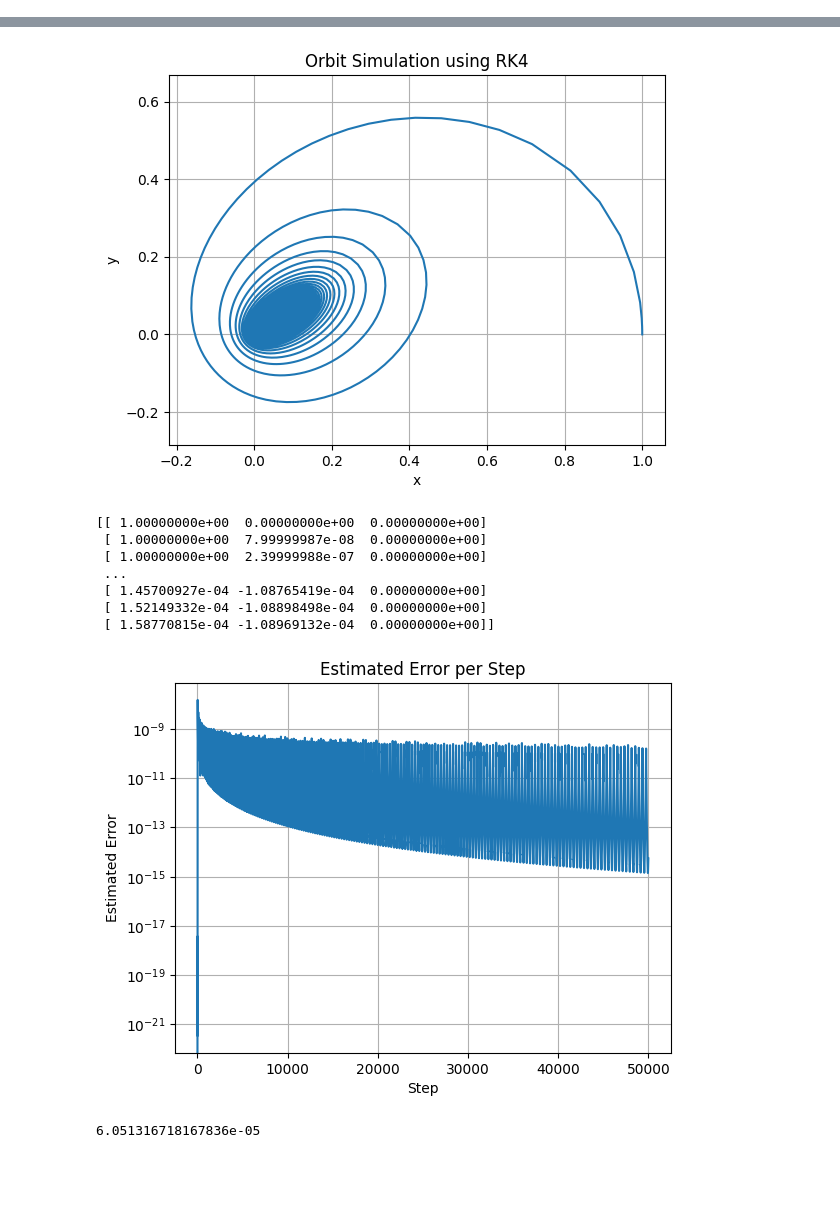
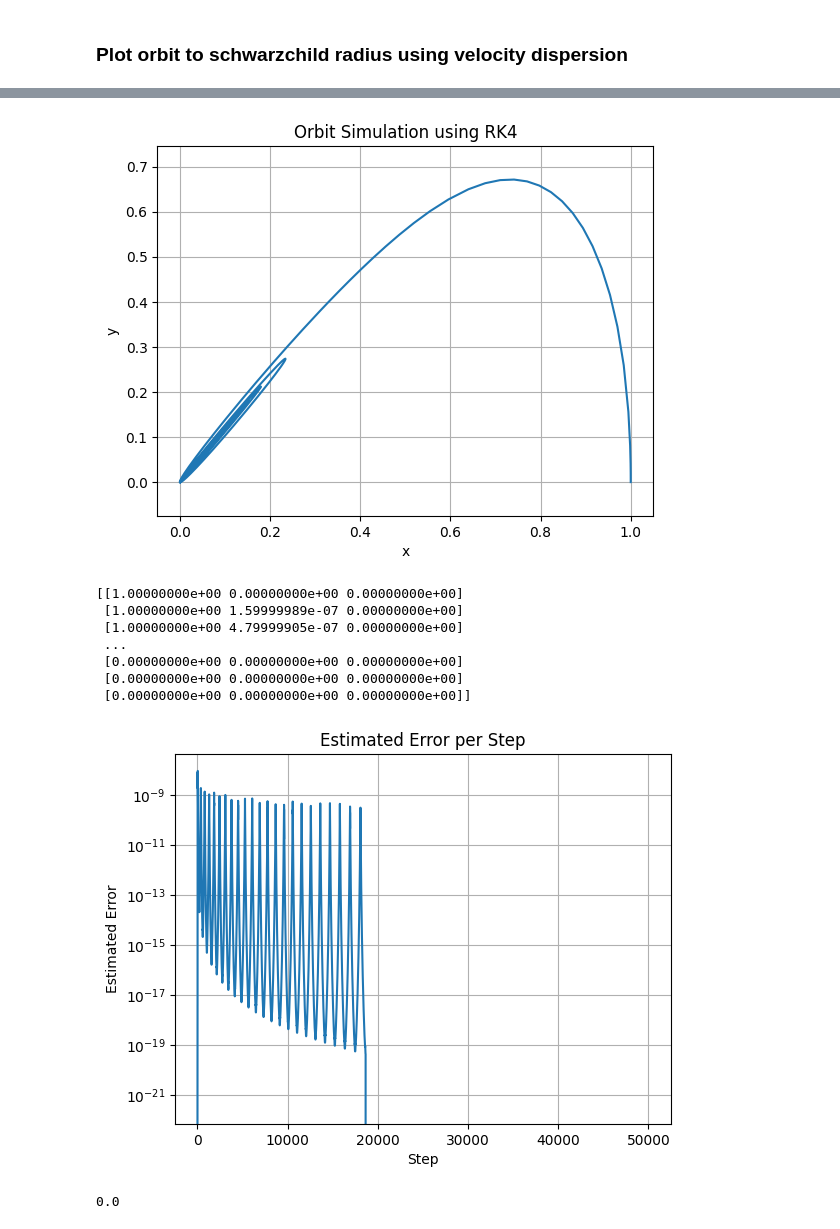
Before and after one commit to ndh3286-dev/CompPhys_HW, a Jupyter notebook: HW4/2.ipynb, the cells around one changed output, grey strips where cells are left out. Drawn from its saved outputs; the diff is of its cells as text; code cells hidden in the pictures; blank space fills up the shorter version.

```diff
--- a/HW4/2.ipynb
+++ b/HW4/2.ipynb
@@ -6,4 +3,6 @@ Part a
 # %%
+import numpy as np
+import matplotlib.pyplot as plt
 v_0 = np.sqrt(5) * 1e-4
 
 def acceleration(r,):
@@ -39,7 +38,7 @@ def simulate_orbit(r0, v0, dt, tf, tol=1e-7, alpha_dispersion=0, A=1, B=1):
     energy = np.zeros(num_steps//2)
     r[0] = r0
     v[0] = v0
-
+    t = 0
     i = 1
     while i < num_steps//2:
         r1, v1 = rk4_step(r[i-1], v[i-1], dt, alpha_dispersion, A=A, B=B)
@@ -52,6 +51,7 @@ def simulate_orbit(r0, v0, dt, tf, tol=1e-7, alpha_dispersion=0, A=1, B=1):
         if rho >= 1:
             r[i] = r1
             v[i] = v1
+            t += 2  * dt
             err[i] = norm/30
             energy[i] = 0.5 * np.linalg.norm(v[i])**2 - 1/(4 * np.linalg.norm(r[i]))
             i += 1
@@ -59,10 +59,12 @@ def simulate_orbit(r0, v0, dt, tf, tol=1e-7, alpha_dispersion=0, A=1, B=1):
                 print(f"Step {i}, dt={dt}, Error Estimate={err[i-1]}")
 
         dt = min(dt * rho**(1/4), 2 * dt)
+        if np.linalg.norm(r1) <  1e-7:
+            break
+    return r, v, err, energy, t
 
-    return r, v, err, energy
-
-r, v, err, energy = simulate_orbit(np.array([1, 0, 0]), np.array([0, v_0, 0]), 1e-7, 3e-3, alpha_dispersion=0)
+r, v, err, energy, dt = simulate_orbit(np.array([1, 0, 0]), np.array([0, v_0, 0]), 1e-7, 3e-3, alpha_dispersion=0)
+print("Timme too  schwarrz:", dt)
 plt.plot(r[:, 0], r[:, 1])
 plt.ylim(-1e-3, 1e-3)
 
@@ -124,6 +126,9 @@ Step 15000, dt=1.5666386116247704e-07, Error Estimate=1.5594595346428373e-14
+# %% [markdown]
+### Plot orbit to schwarzchild radius using velocity dispersion
 # %%
-v_0 = .4
-r, v, err, energy = simulate_orbit(np.array([1, 0, 0]), np.array([0, v_0, 0]), 1e-7, 1e-2, alpha_dispersion=1, A=.5, B=3)
+v_0 = .8
+r, v, err, energy,  t = simulate_orbit(np.array([1, 0, 0]), np.array([0, v_0, 0]), 1e-7, 1e-2, alpha_dispersion=1, A=1, B=1)
+print("time  too  schwarz", t)
 plt.plot(r[:, 0], r[:, 1])
 # plt.ylim(-1e-3, 1e-3)
 
@@ -175,10 +180,10 @@ Step 50000, dt=6.460290074555477e-08, Error Estimate=5.47937357137305e-15
-[figure, old version]
+[figure, new version]
-[[ 1.00000000e+00  0.00000000e+00  0.00000000e+00]
- [ 1.00000000e+00  7.99999987e-08  0.00000000e+00]
- [ 1.00000000e+00  2.39999988e-07  0.00000000e+00]
+[[1.00000000e+00 0.00000000e+00 0.00000000e+00]
+ [1.00000000e+00 1.59999989e-07 0.00000000e+00]
+ [1.00000000e+00 4.79999905e-07 0.00000000e+00]
  ...
- [ 1.45700927e-04 -1.08765419e-04  0.00000000e+00]
- [ 1.52149332e-04 -1.08898498e-04  0.00000000e+00]
- [ 1.58770815e-04 -1.08969132e-04  0.00000000e+00]]
+ [0.00000000e+00 0.00000000e+00 0.00000000e+00]
+ [0.00000000e+00 0.00000000e+00 0.00000000e+00]
+ [0.00000000e+00 0.00000000e+00 0.00000000e+00]]
-[figure, old version]
+[figure, new version]
-6.051316718167836e-05
+0.0
```
Also changed, not shown: parts of 11 cells of this notebook, 3 other files.
